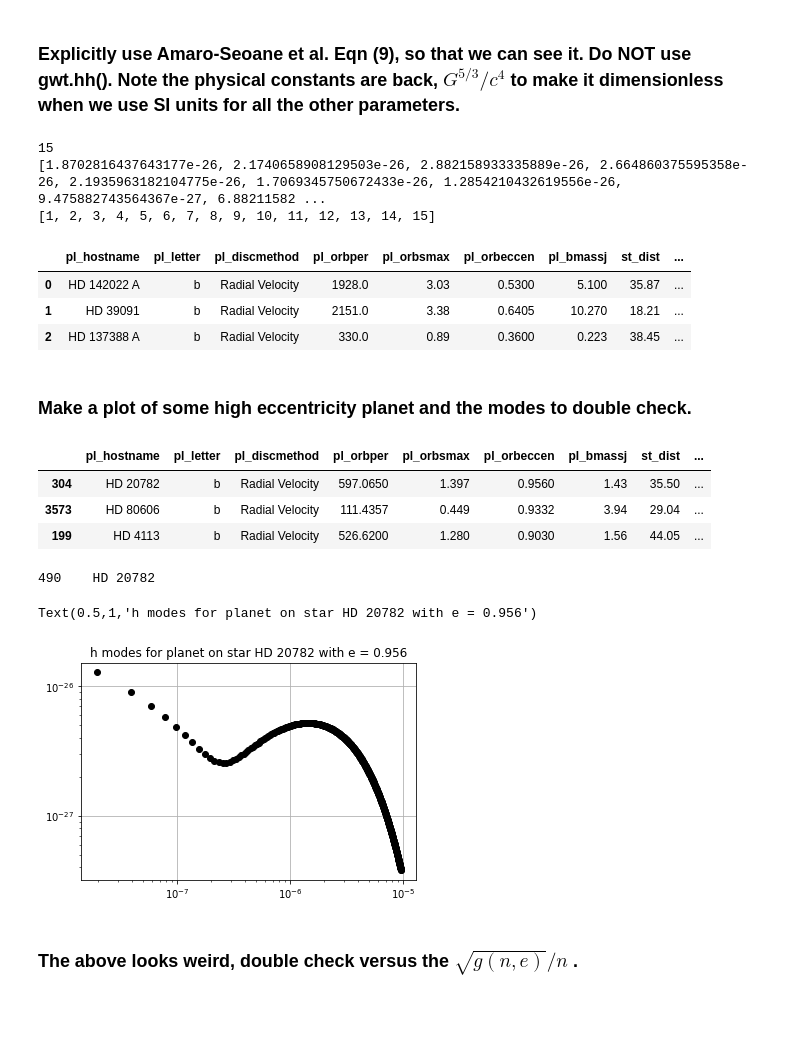
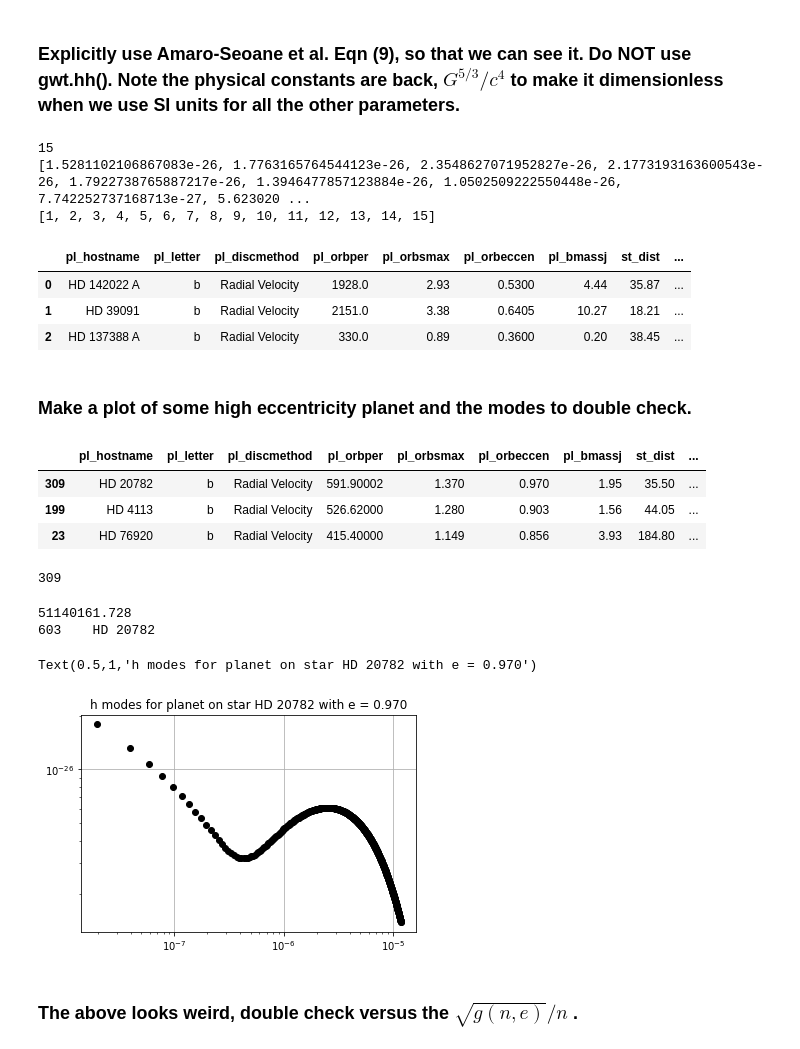
Before and after one commit to gabella/exoplanetsMath, a Jupyter notebook: python/GWStrainPlotsSNR.ipynb, the cells around one changed output. Drawn from its saved outputs; the diff is of its cells as text; code cells hidden in the pictures; blank space fills up the shorter version.

Commit message:
updated database and a couple of plots

```diff
--- a/python/GWStrainPlotsSNR.ipynb
+++ b/python/GWStrainPlotsSNR.ipynb
@@ -63,7 +63,7 @@ saveFile = True;# Future work, when we do NOT want an intermediate file here wou
 # %%
 # csv file below was downloaded earlier with code below.  newImport = False to use it.  Or new csv will be
 # created.  This takes a few seconds.
-csvFileName = csvDir + 'exopP_20180408_141319.csv'
+csvFileName = csvDir + 'exopP_20180518_173344.csv'
 if newImport and saveFile:
     myDateTimeStamp = gwt.dateTimeStamp()  # See the gwtools.py file with this and other functions in it.
     csvFileName = csvDir + 'exopP_' + myDateTimeStamp + '.csv'
@@ -318,7 +318,7 @@ print( hhmodesCol[0] )
 print( modesCol[0] )
 # %% [output]
 15
-[1.8702816437643177e-26, 2.1740658908129503e-26, 2.882158933335889e-26, 2.664860375595358e-26, 2.1935963182104775e-26, 1.7069345750672433e-26, 1.2854210432619556e-26, 9.475882743564367e-27, 6.88211582 ...
+[1.5281102106867083e-26, 1.7763165764544123e-26, 2.3548627071952827e-26, 2.1773193163600543e-26, 1.7922738765887217e-26, 1.3946477857123884e-26, 1.0502509222550448e-26, 7.742252737168713e-27, 5.623020 ...
 [1, 2, 3, 4, 5, 6, 7, 8, 9, 10, 11, 12, 13, 14, 15]
 # %%
 #Append the hhmodesCol to the dataframe, for ease of getting at the other attributes.
@@ -330,9 +330,9 @@ aData['hhmodes'] = hhmodesCol
 aData.head(3)
 # %% [output]
 |  | pl_hostname | pl_letter | pl_discmethod | pl_orbper | pl_orbsmax | pl_orbeccen | pl_bmassj | st_dist | ... |
-| 0 | HD 142022 A | b | Radial Velocity | 1928.0 | 3.03 | 0.5300 | 5.100 | 35.87 | ... |
-| 1 | HD 39091 | b | Radial Velocity | 2151.0 | 3.38 | 0.6405 | 10.270 | 18.21 | ... |
-| 2 | HD 137388 A | b | Radial Velocity | 330.0 | 0.89 | 0.3600 | 0.223 | 38.45 | ... |
+| 0 | HD 142022 A | b | Radial Velocity | 1928.0 | 2.93 | 0.5300 | 4.44 | 35.87 | ... |
+| 1 | HD 39091 | b | Radial Velocity | 2151.0 | 3.38 | 0.6405 | 10.27 | 18.21 | ... |
+| 2 | HD 137388 A | b | Radial Velocity | 330.0 | 0.89 | 0.3600 | 0.20 | 38.45 | ... |
 # %% [markdown]
 ### Make a plot of some high eccentricity planet and the modes to double check.
 # %%
@@ -340,29 +340,36 @@ aDataEccen = aData.sort_values(by = 'pl_orbeccen', ascending = False)
 aDataEccen.head(3)  #  Looks like Row 304 has eccen 0.9560 and a ton of modes.
 # %% [output]
 |  | pl_hostname | pl_letter | pl_discmethod | pl_orbper | pl_orbsmax | pl_orbeccen | pl_bmassj | st_dist | ... |
-| 304 | HD 20782 | b | Radial Velocity | 597.0650 | 1.397 | 0.9560 | 1.43 | 35.50 | ... |
-| 3573 | HD 80606 | b | Radial Velocity | 111.4357 | 0.449 | 0.9332 | 3.94 | 29.04 | ... |
-| 199 | HD 4113 | b | Radial Velocity | 526.6200 | 1.280 | 0.9030 | 1.56 | 44.05 | ... |
+| 309 | HD 20782 | b | Radial Velocity | 591.90002 | 1.370 | 0.970 | 1.95 | 35.50 | ... |
+| 199 | HD 4113 | b | Radial Velocity | 526.62000 | 1.280 | 0.903 | 1.56 | 44.05 | ... |
+| 23 | HD 76920 | b | Radial Velocity | 415.40000 | 1.149 | 0.856 | 3.93 | 184.80 | ... |
+# %%
+irowBig = aDataEccen.index[0]
+print(irowBig)
+# %% [output]
+309
 # %%
 #  Looks like Row 304 has eccen 0.9560 and a ton of modes.
 #  Or row 0 of the new dataframe.
-irowBig = 304  # index in dataframe, also the same index for aDataEccen.
+#irowBig = 309  # index in dataframe, also the same index for aDataEccen.
+print(  aData['pl_orbper'][irowBig]*secsDay )
 freq0 = 1.0/( aData['pl_orbper'][irowBig]*secsDay )
 
 
 xx = np.array(aData['modes'][irowBig]) * freq0
 #  Needed the np.array() or saw an error that my list was not AN integer!!
 yy = aData['hhmodes'][irowBig]
 print( len(xx), '  ', aData['pl_hostname'][irowBig] )
 
 # Plot xx and yy for ONE planet with crazy high eccentricity.
 plt.loglog(xx, yy, 'ko')
 plt.grid(True)
 plt.title('h modes for planet on star %s with e = %.3f' % ( aData['pl_hostname'][irowBig], aData['pl_orbeccen'][irowBig] ) )
 # %% [output]
-490    HD 20782
+51140161.728
+603    HD 20782
-Text(0.5,1,'h modes for planet on star HD 20782 with e = 0.956')
+Text(0.5,1,'h modes for planet on star HD 20782 with e = 0.970')
-[figure, old version]
+[figure, new version]
 # %% [markdown]
 ### The above looks weird, double check versus the $\sqrt{g(n,e)}/n$ .
 # %%
```
Also changed, not shown: parts of 15 cells of this notebook, 10 other files.
